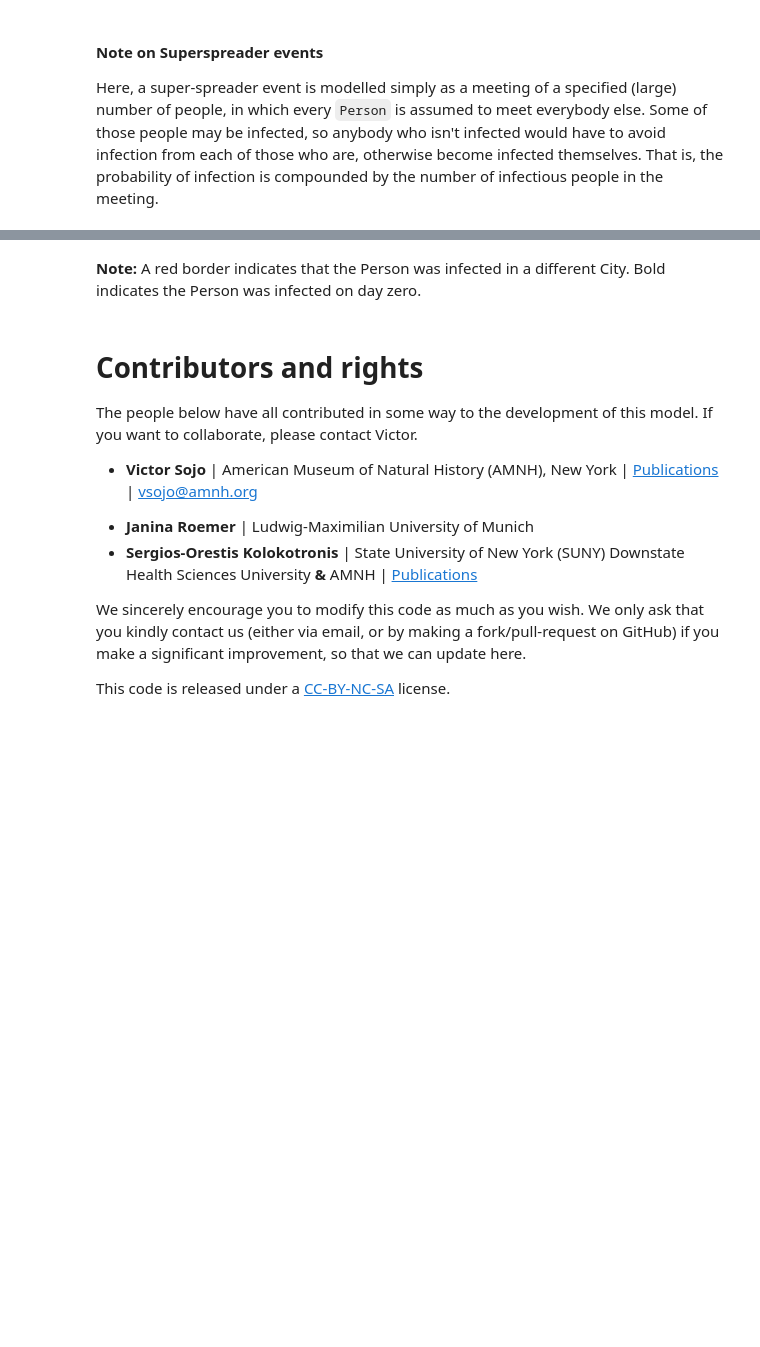
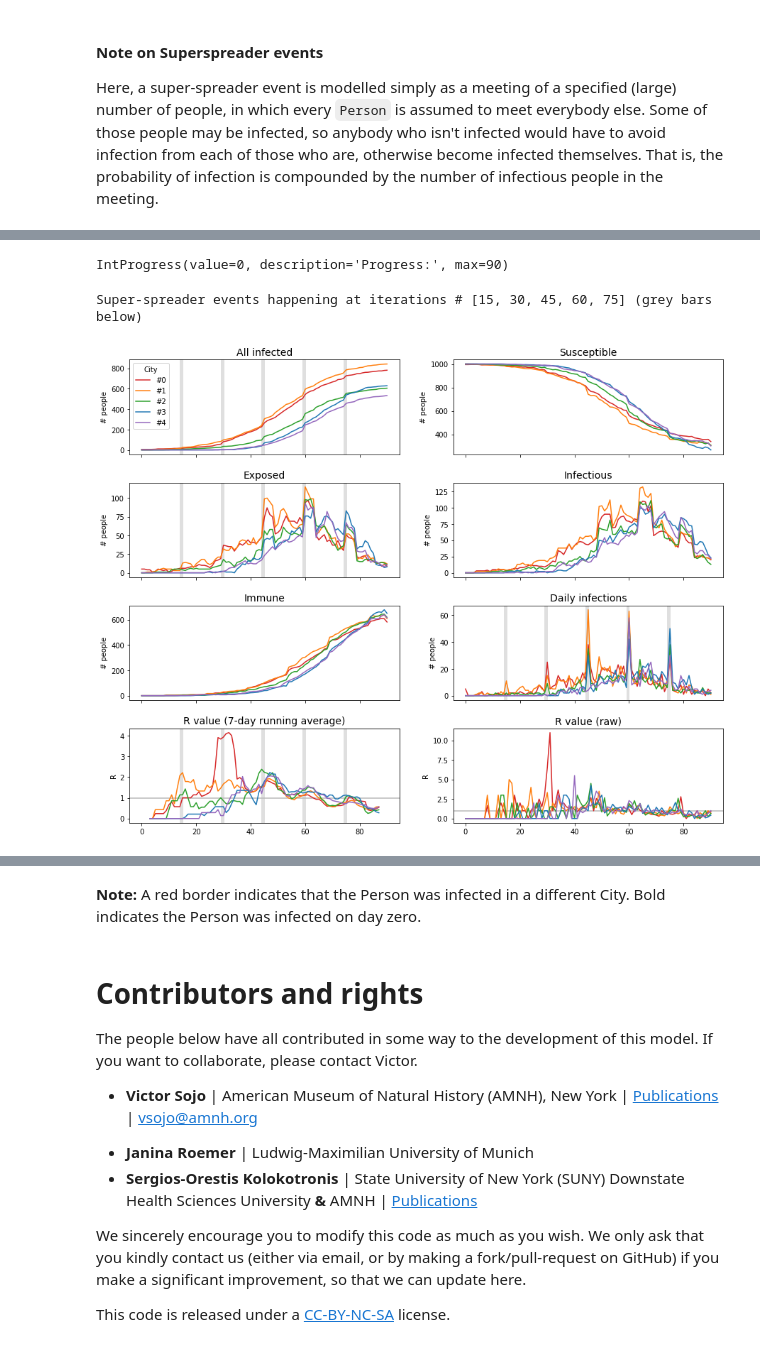
Before and after one commit to vsojo/covid19, a Jupyter notebook: Covid19_model.ipynb, the cells around one changed output, grey strips where cells are left out. Saved outputs shown, nothing was run; the diff lists cells and outputs as text; code cells hidden in the pictures; blank space fills up the shorter version.

```diff
--- a/Covid19_model.ipynb
+++ b/Covid19_model.ipynb
@@ -2622,0 +2640,7 @@ Super-spreader events happening at iterations # [15, 30, 45, 60, 75] (grey bars
+# %%
+#@title Press the button below when ready
+# A button to run the simulation
+w_run_button = ipywidgets.Button(description="Run simulation", button_style='primary')
+w_run_button.on_click(run_simulation)
+display(w_run_button)
+# %% [output]
@@ -2623,2 +2648,5 @@ Super-spreader events happening at iterations # [15, 30, 45, 60, 75] (grey bars
+IntProgress(value=0, description='Progress:', max=90)
+Super-spreader events happening at iterations # [15, 30, 45, 60, 75] (grey bars below)
+[figure, added]
 # %%
 #@title Social networks of contagion in each City
```
Also changed, not shown: parts of 10 cells of this notebook.
